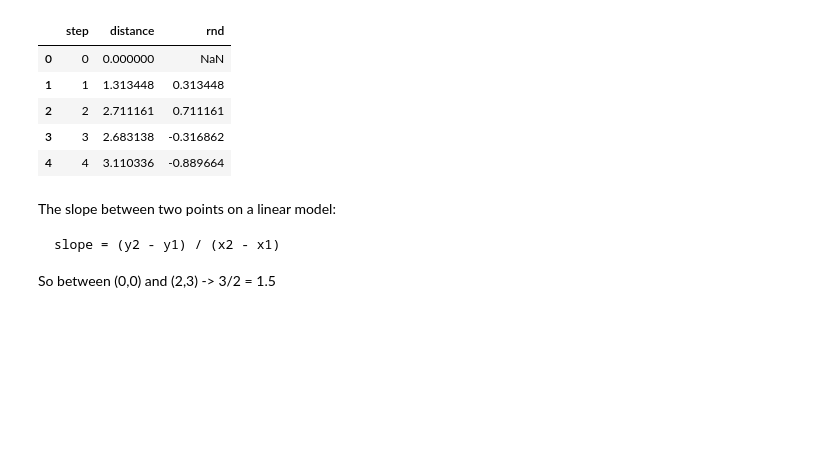
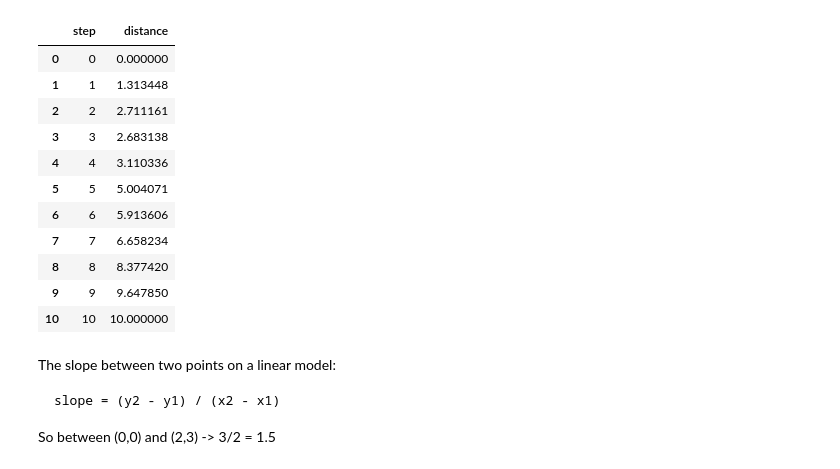
Before and after one commit to knachte/pandas, a Jupyter notebook: Wip/Linear modelling.ipynb, the cells around one changed output. Cells and saved outputs as stored; diff of their text form; code cells hidden in the pictures; blank space fills up the shorter version.

````diff
--- a/Wip/Linear modelling.ipynb
+++ b/Wip/Linear modelling.ipynb
@@ -1,17 +1,23 @@
 # %%
 import matplotlib.pyplot as plt
 import pandas as pd
 import numpy as np
 
 df = pd.read_csv("./data/linear_reg.csv")
-df.head()
+df
 # %% [output]
-|  | step | distance | rnd |
-| 0 | 0 | 0.000000 | NaN |
-| 1 | 1 | 1.313448 | 0.313448 |
-| 2 | 2 | 2.711161 | 0.711161 |
-| 3 | 3 | 2.683138 | -0.316862 |
-| 4 | 4 | 3.110336 | -0.889664 |
+|  | step | distance |
+| 0 | 0 | 0.000000 |
+| 1 | 1 | 1.313448 |
+| 2 | 2 | 2.711161 |
+| 3 | 3 | 2.683138 |
+| 4 | 4 | 3.110336 |
+| 5 | 5 | 5.004071 |
+| 6 | 6 | 5.913606 |
+| 7 | 7 | 6.658234 |
+| 8 | 8 | 8.377420 |
+| 9 | 9 | 9.647850 |
+| 10 | 10 | 10.000000 |
 # %% [markdown]
 The slope between two points on a linear model:
 ```python
````
Also changed, not shown: parts of 21 cells of this notebook, 3 other files.
